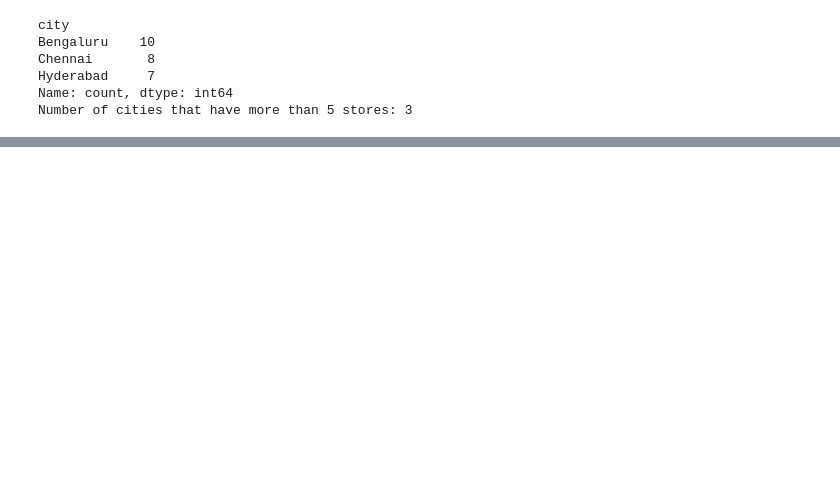
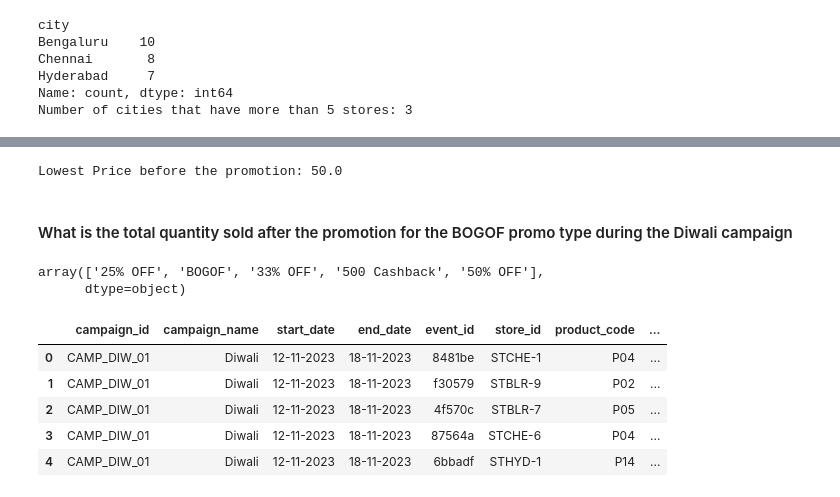
Before and after one commit to Monish-Mamilla/ml-project-2, a Jupyter notebook: notebooks/01_eda.ipynb, the cells around one changed output, grey strips where cells are left out. Saved outputs shown, nothing was run; the diff lists cells and outputs as text; code cells hidden in the pictures; blank space fills up the shorter version.

```diff
--- a/notebooks/01_eda.ipynb
+++ b/notebooks/01_eda.ipynb
@@ -93,0 +178,2 @@ df_events.head()
+# %%
+df_event_unique['quantity_sold(before_promo)'] = (df_event_unique['quantity_sold(before_promo)'].fillna(df_event_unique['quantity_sold(before_promo)'].median()))
@@ -93,0 +206,22 @@ df_events.head()
+# %%
+lowest_price_product_before_promotion = df_event_unique['base_price(before_promo)'].describe().min()
+print(f"Lowest Price before the promotion: {lowest_price_product_before_promotion} ")
+# %% [output]
+Lowest Price before the promotion: 50.0
+# %% [markdown]
+#### What is the total quantity sold after the promotion for the BOGOF promo type during the Diwali campaign
+# %%
+df_event_unique['promo_type'].unique()
+# %% [output]
+array(['25% OFF', 'BOGOF', '33% OFF', '500 Cashback', '50% OFF'],
+      dtype=object)
+# %%
+df_campaign_event_merge = pd.merge(df_campaigns, df_event_unique, on='campaign_id',how='inner')
+df_campaign_event_merge.head()
+# %% [output]
+|  | campaign_id | campaign_name | start_date | end_date | event_id | store_id | product_code | ... |
+| 0 | CAMP_DIW_01 | Diwali | 12-11-2023 | 18-11-2023 | 8481be | STCHE-1 | P04 | ... |
+| 1 | CAMP_DIW_01 | Diwali | 12-11-2023 | 18-11-2023 | f30579 | STBLR-9 | P02 | ... |
+| 2 | CAMP_DIW_01 | Diwali | 12-11-2023 | 18-11-2023 | 4f570c | STBLR-7 | P05 | ... |
+| 3 | CAMP_DIW_01 | Diwali | 12-11-2023 | 18-11-2023 | 87564a | STCHE-6 | P04 | ... |
+| 4 | CAMP_DIW_01 | Diwali | 12-11-2023 | 18-11-2023 | 6bbadf | STHYD-1 | P14 | ... |
```
Also changed, not shown: parts of 50 cells of this notebook, 1 other file.
